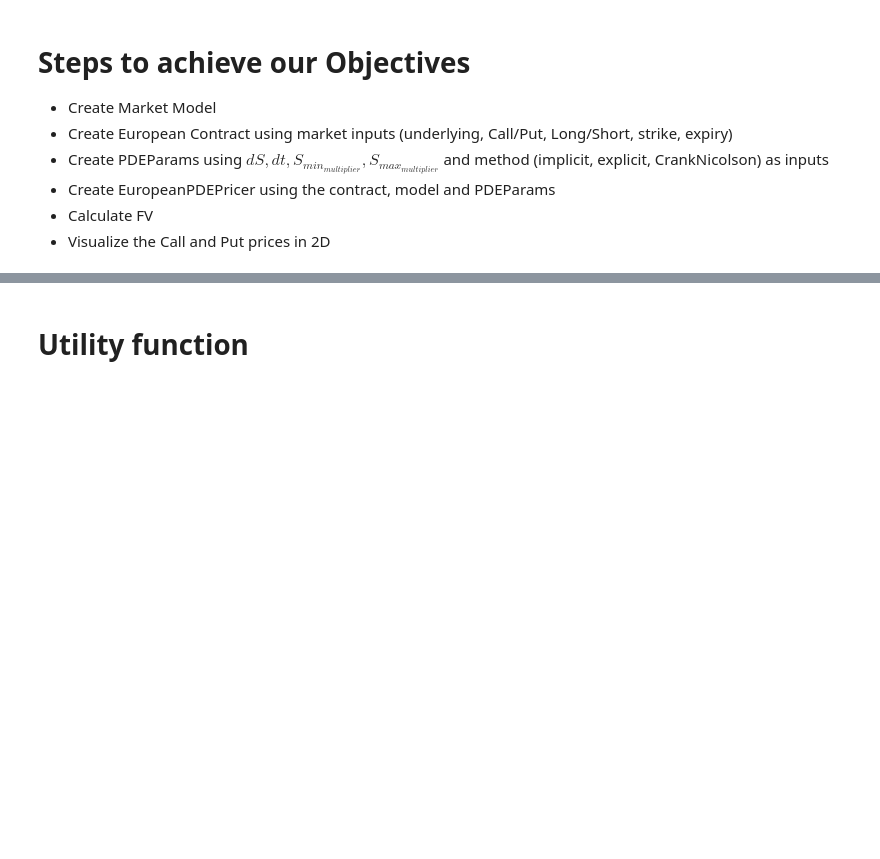
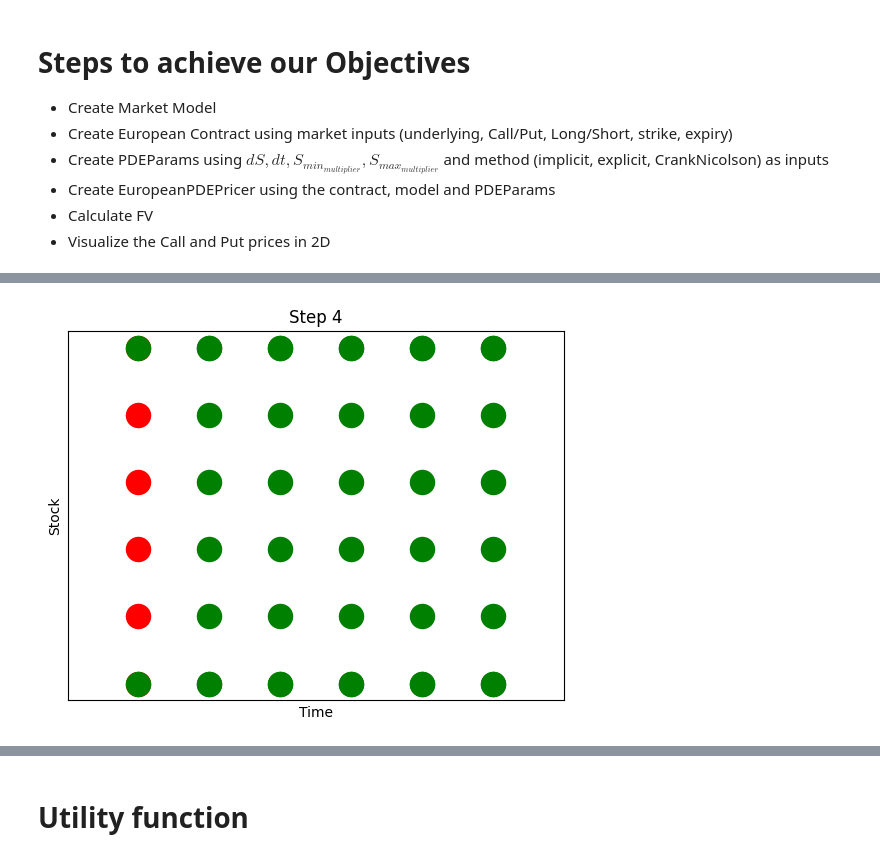
Before and after one commit to QuantCourseBP/QuantCourseBP, a Jupyter notebook: Lectures/06_BSPDE/Lesson6 _solution.ipynb, the cells around one changed output, grey strips where cells are left out. Saved outputs shown, nothing was run; the diff lists cells and outputs as text; code cells hidden in the pictures; blank space fills up the shorter version.

```diff
--- a/Lectures/06_BSPDE/Lesson6 _solution.ipynb
+++ b/Lectures/06_BSPDE/Lesson6 _solution.ipynb
@@ -26,0 +28,32 @@
+# %%
+import matplotlib.pyplot as plt
+
+to_plot = [ {'data': [[0]*6, list(range(6))],
+             'color':'r',
+             'title':'Our interests'},
+           {'data': [list(range(6))+[5]*6+list(range(6)), [0]*6+list(range(6))+[5]*6],
+            'color' : 'g',
+            'title' : 'Boundary and initial conditions'
+           },] + [
+           {'data': [[i]*6, list(range(6))],
+            'color' : 'g',
+            'title' : f'Step {5-i}'
+           } for i in range(4,-1,-1)]
+
+
+def my_illustration_plot(to_plot):
+    fig,ax = plt.subplots(1)
+    for x in to_plot:
+        plt.scatter(*x['data'], s=300, c=x['color'])
+        plt.title(x['title'])
+#         plt.axis('on')
+        plt.xlim(-1,6)
+    ax.set_xticks([])
+    ax.set_yticks([])
+    plt.xlabel("Time")
+    plt.ylabel("Stock")
+    plt.show()
+# %%
+my_illustration_plot(to_plot[:6])
+# %% [output]
+[figure, added]
```
Also changed, not shown: parts of 20 cells of this notebook, 4 other files.
